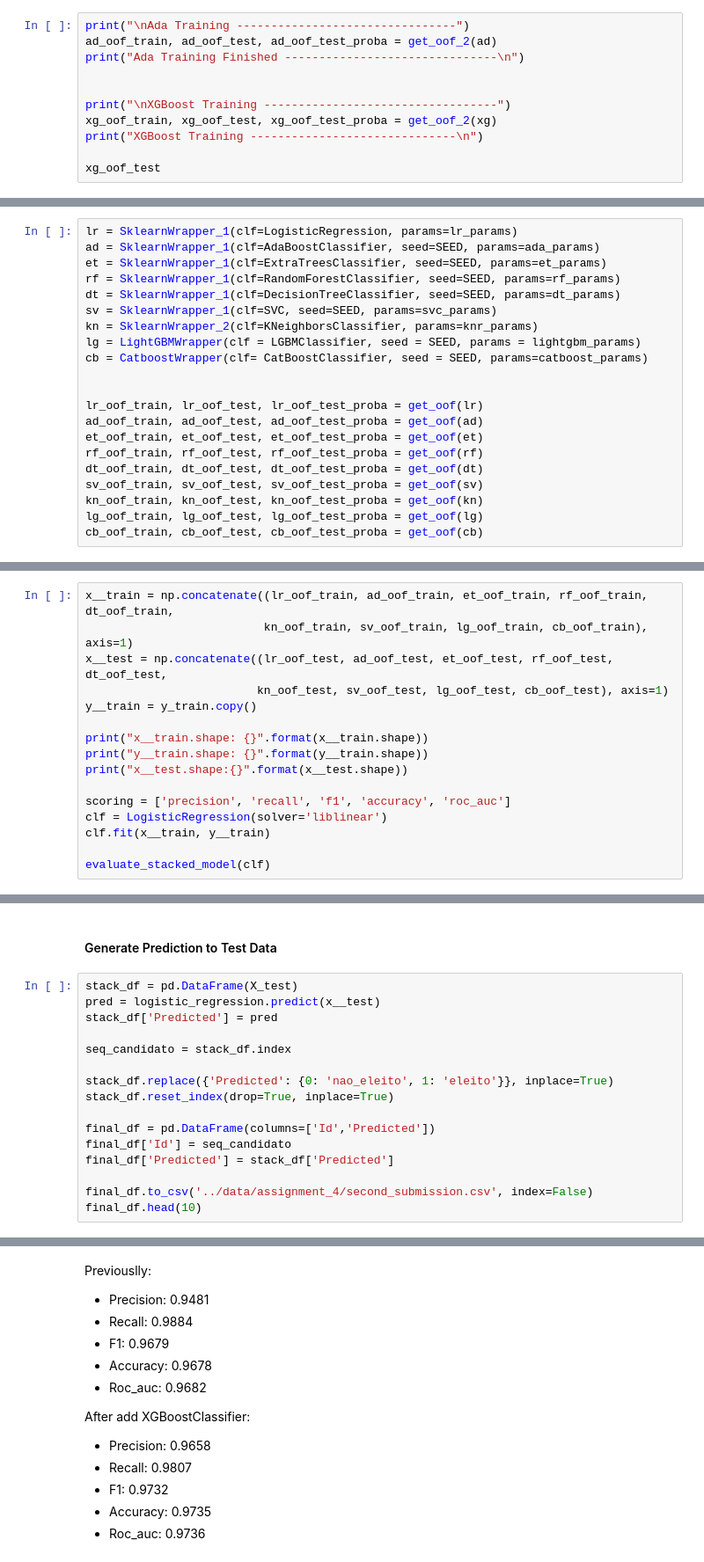
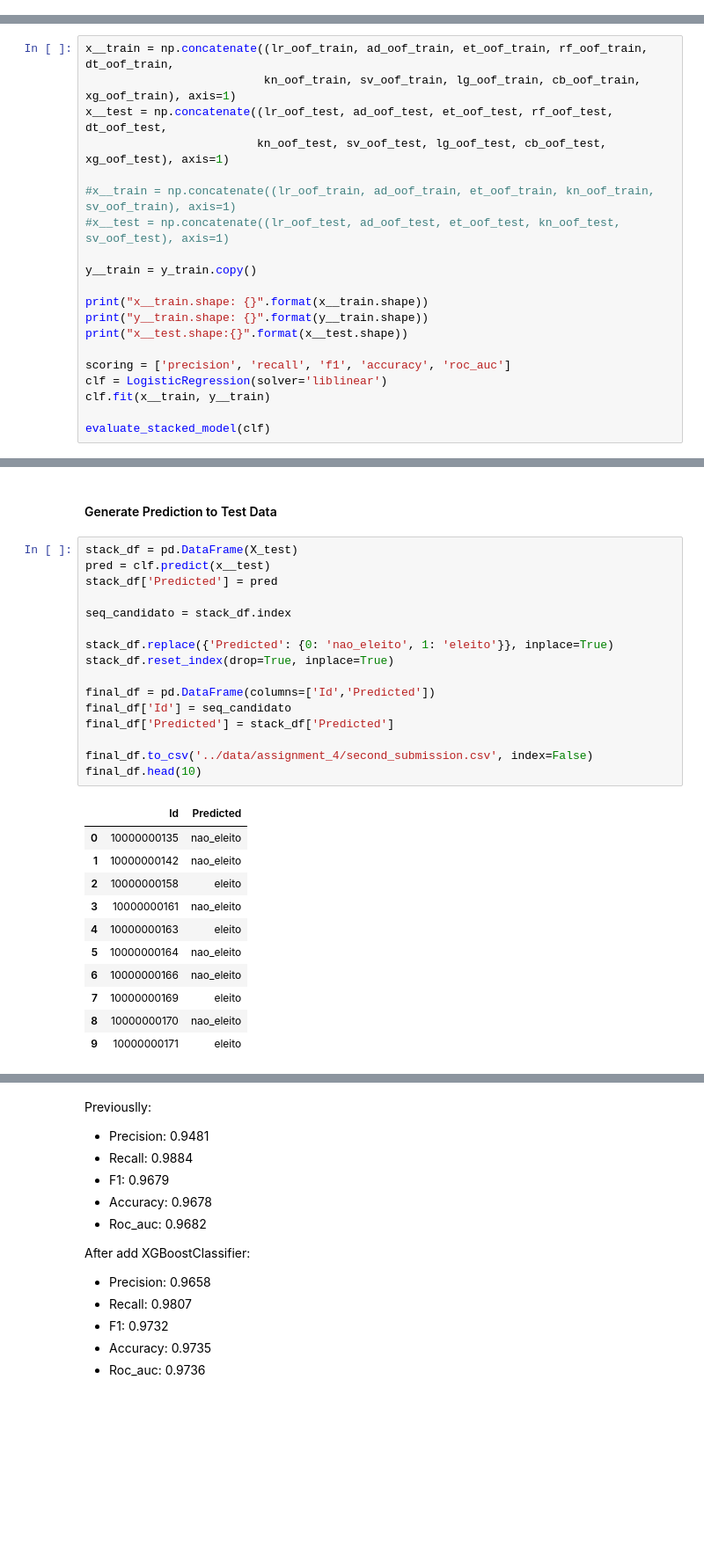
Before and after one commit to guilhermemg/ml-mestrado, a Jupyter notebook: notebooks/assignment-4.ipynb, the cells around one changed output, grey strips where cells are left out. Shown at 88% size. Saved outputs shown, nothing was run; the diff lists cells and outputs as text; blank space fills up the shorter version.

```diff
--- a/notebooks/assignment-4.ipynb
+++ b/notebooks/assignment-4.ipynb
@@ -616,11 +651,0 @@ ad = SklearnWrapper_1(clf=AdaBoostClassifier, seed=SEED, params=ada_params)
-# %%
-print("\nAda Training --------------------------------")
-ad_oof_train, ad_oof_test, ad_oof_test_proba = get_oof_2(ad)
-print("Ada Training Finished -------------------------------\n")
-
-
-print("\nXGBoost Training ----------------------------------")
-xg_oof_train, xg_oof_test, xg_oof_test_proba = get_oof_2(xg)
-print("XGBoost Training ------------------------------\n")
-
-xg_oof_test
@@ -646,21 +651,0 @@ KeyError: "['ano' 'quantidade_doacoes' 'quantidade_doadores' 'total_receita'\n '
-# %%
-lr = SklearnWrapper_1(clf=LogisticRegression, params=lr_params)
-ad = SklearnWrapper_1(clf=AdaBoostClassifier, seed=SEED, params=ada_params)
-et = SklearnWrapper_1(clf=ExtraTreesClassifier, seed=SEED, params=et_params)
-rf = SklearnWrapper_1(clf=RandomForestClassifier, seed=SEED, params=rf_params)
-dt = SklearnWrapper_1(clf=DecisionTreeClassifier, seed=SEED, params=dt_params)
-sv = SklearnWrapper_1(clf=SVC, seed=SEED, params=svc_params)
-kn = SklearnWrapper_2(clf=KNeighborsClassifier, params=knr_params)
-lg = LightGBMWrapper(clf = LGBMClassifier, seed = SEED, params = lightgbm_params)
-cb = CatboostWrapper(clf= CatBoostClassifier, seed = SEED, params=catboost_params)
-
-
-lr_oof_train, lr_oof_test, lr_oof_test_proba = get_oof(lr)
-ad_oof_train, ad_oof_test, ad_oof_test_proba = get_oof(ad)
-et_oof_train, et_oof_test, et_oof_test_proba = get_oof(et)
-rf_oof_train, rf_oof_test, rf_oof_test_proba = get_oof(rf)
-dt_oof_train, dt_oof_test, dt_oof_test_proba = get_oof(dt)
-sv_oof_train, sv_oof_test, sv_oof_test_proba = get_oof(sv)
-kn_oof_train, kn_oof_test, kn_oof_test_proba = get_oof(kn)
-lg_oof_train, lg_oof_test, lg_oof_test_proba = get_oof(lg)
-cb_oof_train, cb_oof_test, cb_oof_test_proba = get_oof(cb)
@@ -696,8 +667,12 @@ def evaluate_stacked_model(model):
 # %%
 x__train = np.concatenate((lr_oof_train, ad_oof_train, et_oof_train, rf_oof_train, dt_oof_train,
-                          kn_oof_train, sv_oof_train, lg_oof_train, cb_oof_train), axis=1)
+                          kn_oof_train, sv_oof_train, lg_oof_train, cb_oof_train, xg_oof_train), axis=1)
 x__test = np.concatenate((lr_oof_test, ad_oof_test, et_oof_test, rf_oof_test, dt_oof_test,
-                         kn_oof_test, sv_oof_test, lg_oof_test, cb_oof_test), axis=1)
+                         kn_oof_test, sv_oof_test, lg_oof_test, cb_oof_test, xg_oof_test), axis=1)
+
+#x__train = np.concatenate((lr_oof_train, ad_oof_train, et_oof_train, kn_oof_train, sv_oof_train), axis=1)
+#x__test = np.concatenate((lr_oof_test, ad_oof_test, et_oof_test, kn_oof_test, sv_oof_test), axis=1)
+
 y__train = y_train.copy()
 
 print("x__train.shape: {}".format(x__train.shape))
@@ -713,17 +715,29 @@ evaluate_stacked_model(clf)
 #### Generate Prediction to Test Data
 # %%
 stack_df = pd.DataFrame(X_test)
-pred = logistic_regression.predict(x__test)
+pred = clf.predict(x__test)
 stack_df['Predicted'] = pred
 
 seq_candidato = stack_df.index
 
 stack_df.replace({'Predicted': {0: 'nao_eleito', 1: 'eleito'}}, inplace=True)
 stack_df.reset_index(drop=True, inplace=True)
 
 final_df = pd.DataFrame(columns=['Id','Predicted'])
 final_df['Id'] = seq_candidato
 final_df['Predicted'] = stack_df['Predicted']
 
 final_df.to_csv('../data/assignment_4/second_submission.csv', index=False)
 final_df.head(10)
+# %% [output]
+|  | Id | Predicted |
+| 0 | 10000000135 | nao_eleito |
+| 1 | 10000000142 | nao_eleito |
+| 2 | 10000000158 | eleito |
+| 3 | 10000000161 | nao_eleito |
+| 4 | 10000000163 | eleito |
+| 5 | 10000000164 | nao_eleito |
+| 6 | 10000000166 | nao_eleito |
+| 7 | 10000000169 | eleito |
+| 8 | 10000000170 | nao_eleito |
+| 9 | 10000000171 | eleito |
```
Also changed, not shown: parts of 31 cells of this notebook, 1 other file.
